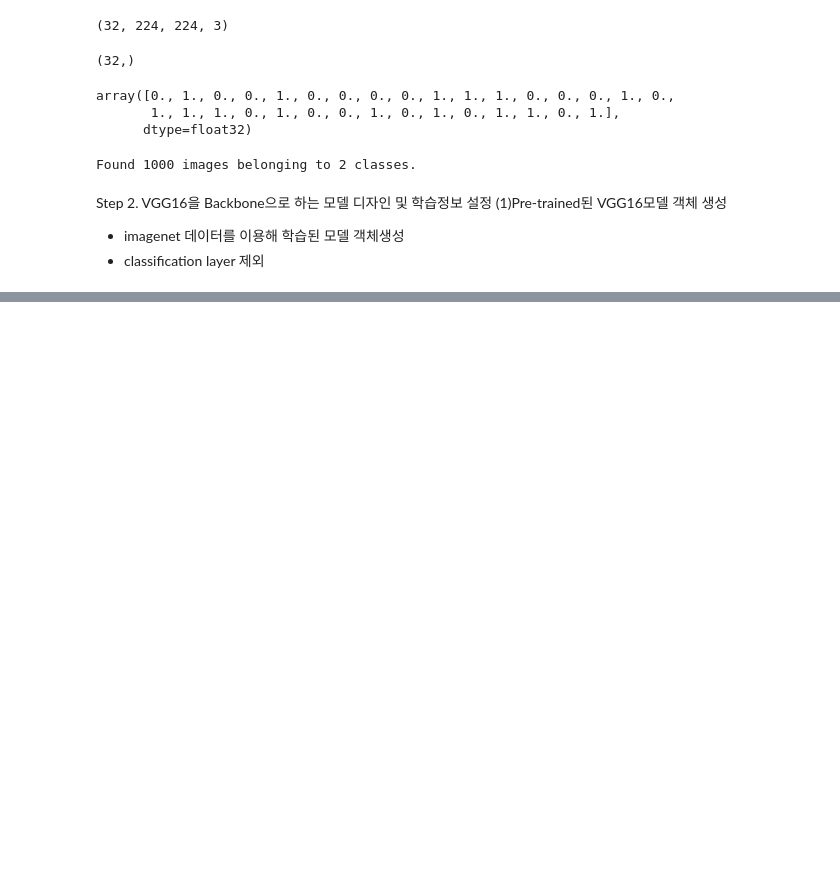
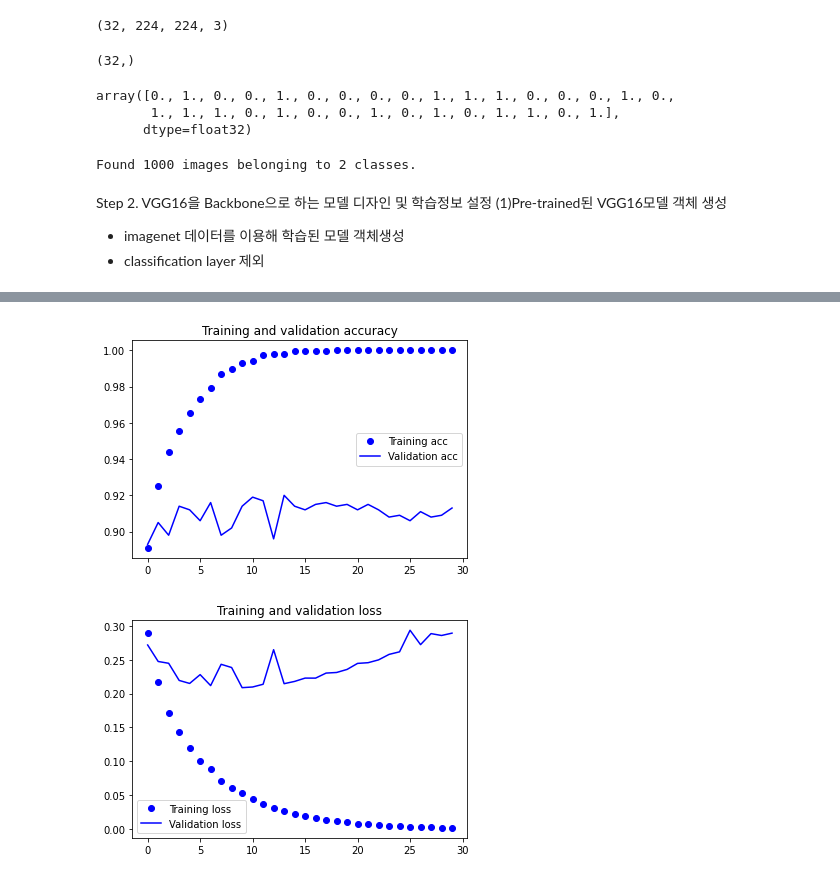
Before and after one commit to SangsooYoo/DHistory, a Jupyter notebook: study/ML/3rd_live_class.ipynb, the cells around one changed output, grey strips where cells are left out. Cells and saved outputs as stored; diff of their text form; code cells hidden in the pictures; blank space fills up the shorter version.

```diff
--- a/study/ML/3rd_live_class.ipynb
+++ b/study/ML/3rd_live_class.ipynb
@@ -102,0 +145,4 @@ model.add(keras.layers.Dense(units=1, activation='sigmoid'))
+# %%
+model.compile(optimizer=keras.optimizers.RMSprop(learning_rate=2e-5),
+              loss='binary_crossentropy',
+              metrics=['accuracy'])
@@ -102,0 +153,6 @@ model.add(keras.layers.Dense(units=1, activation='sigmoid'))
+# %%
+history = model.fit( train_generator,
+                    epochs=30,
+                    steps_per_epoch=len(train_generator),
+                    validation_data=validation_generator,
+                    validation_steps=len(validation_generator) )
@@ -102,0 +177,22 @@ model.add(keras.layers.Dense(units=1, activation='sigmoid'))
+# %%
+def history_chart(history):
+  acc = history.history['accuracy']
+  val_acc = history.history['val_accuracy']
+  loss = history.history['loss']
+  val_loss = history.history['val_loss']
+  epochs = range(len(acc))
+  plt.plot(epochs, acc, 'bo', label='Training acc')
+  plt.plot(epochs, val_acc, 'b', label='Validation acc')
+  plt.title('Training and validation accuracy')
+  plt.legend()
+  plt.figure()
+  plt.plot(epochs, loss, 'bo', label='Training loss')
+  plt.plot(epochs, val_loss, 'b', label='Validation loss')
+  plt.title('Training and validation loss')
+  plt.legend()
+  plt.show()
+# %%
+history_chart(history)
+# %% [output]
+[figure, added]
+[figure, added]
```
Also changed, not shown: parts of 7 cells of this notebook.
